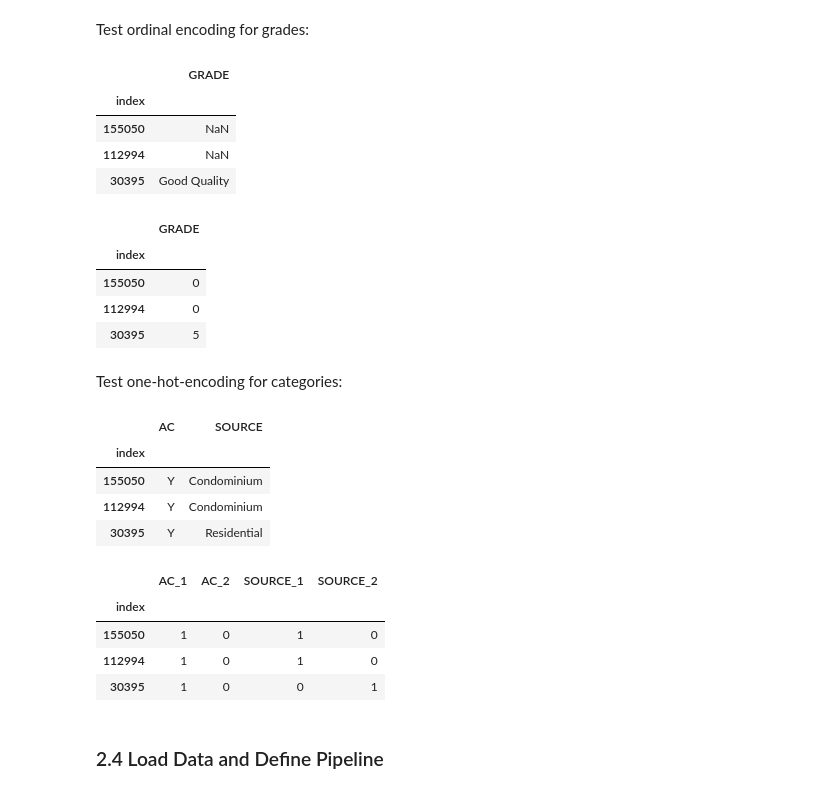
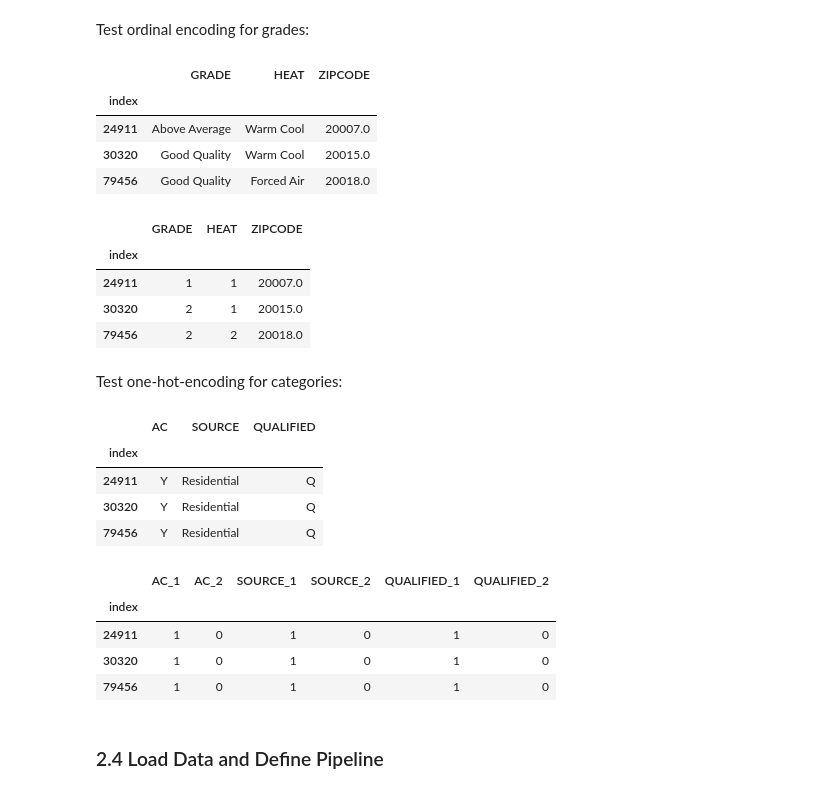
Before and after one commit to chriswegmann/dsr, a Jupyter notebook: day_18_challenge_pipeline_building.ipynb, the cells around one changed output. Saved outputs shown, nothing was run; the diff lists cells and outputs as text; code cells hidden in the pictures.

```diff
--- a/day_18_challenge_pipeline_building.ipynb
+++ b/day_18_challenge_pipeline_building.ipynb
@@ -15,13 +15,19 @@ warnings.filterwarnings('ignore') # seaborn shows a lot of ugly warnings, let's
 # %%
 df = pd.read_csv('data/dc_housing/DC_Properties_training.csv', index_col=0, low_memory=False)
 
-df = df[~np.isnan(df['PRICE'])]
-#df = df[df['PRICE'] >= 20000]
-#df = df[np.abs(df['PRICE'] - df['PRICE'].mean()) <= (1.2*df['PRICE'].std())]
+df = df.dropna(subset=["PRICE", 'SALEDATE', 'AYB'])
 
+# remove properties very low or high price
+df = df[df['PRICE'] >= 20000]
+df = df[np.abs(df['PRICE'] - df['PRICE'].mean()) <= (1.2*df['PRICE'].std())]
+
+# remove extreme properties
 df = df[(df['HF_BATHRM'] <= 5) &
         ((df['KITCHENS'] < 10) | (np.isnan(df['KITCHENS']))) &
         (df['FIREPLACES'] < 500) &
         (df['BEDRM'] < 20)]
 
 df = df[~df['SALEDATE'].isnull()]
+# %%
+x = df.drop('PRICE', axis=1)
+y = df.loc[:,['PRICE']]
@@ -95,11 +104,6 @@ Index(['BATHRM', 'HF_BATHRM', 'HEAT', 'AC', 'NUM_UNITS', 'ROOMS', 'BEDRM',
        'CENSUS_BLOCK', 'WARD', 'SQUARE', 'X', 'Y', 'QUADRANT'],
       dtype='object')
 # %%
-#cols_disc = ['BATHRM','HF_BATHRM','ROOMS','BEDRM','FIREPLACES','YEAR']
-#cols_cont = ['EYB','GBA','LANDAREA']
-cols_num = ['BATHRM','HF_BATHRM','ROOMS','BEDRM','FIREPLACES','YEAR', 'EYB','GBA','LANDAREA']
-cols_ord = ['GRADE']
-cols_cat = ['AC','SOURCE']
-
-#cols_all = cols_disc + cols_cont + cols_ord + cols_cat
-cols_all = cols_num + cols_ord + cols_cat
+cols_num = ['BATHRM','HF_BATHRM','ROOMS','BEDRM','FIREPLACES','YEAR', 'EYB','GBA','LANDAREA', 'AYB', 'CENSUS_TRACT']
+cols_ord = ['GRADE','HEAT','ZIPCODE']
+cols_cat = ['AC','SOURCE','QUALIFIED']
@@ -269,35 +304,36 @@ col_sel_ord = ColumnSelector(cols_ord)
 x_train_ord = col_sel_ord.fit_transform(x_train)
 x_train_ord.head(3)
 # %% [output]
-|  | GRADE |
-| index |  |
-| 155050 | NaN |
-| 112994 | NaN |
-| 30395 | Good Quality |
+|  | GRADE | HEAT | ZIPCODE |
+| index |  |  |  |
+| 24911 | Above Average | Warm Cool | 20007.0 |
+| 30320 | Good Quality | Warm Cool | 20015.0 |
+| 79456 | Good Quality | Forced Air | 20018.0 |
 # %%
 mapping_ord = [{'col': 'GRADE','mapping': [(None, 0),
                                        ('Low Quality', 1),
                                        ('Fair Quality', 2),
                                        ('Average', 3),
                                        ('Above Average', 4),
                                        ('Good Quality', 5),
                                        ('Very Good', 6),
                                        ('Excellent', 7),
                                        ('Superior', 8),
                                        ('Exceptional-A', 9),
                                        ('Exceptional-B', 10),
                                        ('No Data', 11),
                                        ('Exceptional-D', 12),
                                        ('Exceptional-C', 13)]}]
-ord_encoder = OrdinalEncoder(cols=cols_ord, mapping=mapping_ord)
+#ord_encoder = OrdinalEncoder(cols=cols_ord, mapping=mapping_ord) # this would probably help for non RF estimators. Let's check.
+ord_encoder = OrdinalEncoder()
 x_train_ord_encoded = ord_encoder.fit_transform(x_train_ord)
 x_train_ord_encoded.head(3)
 # %% [output]
-|  | GRADE |
-| index |  |
-| 155050 | 0 |
-| 112994 | 0 |
-| 30395 | 5 |
+|  | GRADE | HEAT | ZIPCODE |
+| index |  |  |  |
+| 24911 | 1 | 1 | 20007.0 |
+| 30320 | 2 | 1 | 20015.0 |
+| 79456 | 2 | 2 | 20018.0 |
 # %% [markdown]
 Test one-hot-encoding for categories:
 # %%
@@ -305,21 +341,21 @@ col_sel_cat = ColumnSelector(cols_cat)
 x_train_cat = col_sel_cat.fit_transform(x_train)
 x_train_cat.head(3)
 # %% [output]
-|  | AC | SOURCE |
-| index |  |  |
-| 155050 | Y | Condominium |
-| 112994 | Y | Condominium |
-| 30395 | Y | Residential |
+|  | AC | SOURCE | QUALIFIED |
+| index |  |  |  |
+| 24911 | Y | Residential | Q |
+| 30320 | Y | Residential | Q |
+| 79456 | Y | Residential | Q |
 # %%
 one_hot_encoder = OneHotEncoder(drop_invariant=True)
 x_train_one_hot_encoded = one_hot_encoder.fit_transform(x_train_cat)
 x_train_one_hot_encoded.head(3)
 # %% [output]
-|  | AC_1 | AC_2 | SOURCE_1 | SOURCE_2 |
-| index |  |  |  |  |
-| 155050 | 1 | 0 | 1 | 0 |
-| 112994 | 1 | 0 | 1 | 0 |
-| 30395 | 1 | 0 | 0 | 1 |
+|  | AC_1 | AC_2 | SOURCE_1 | SOURCE_2 | QUALIFIED_1 | QUALIFIED_2 |
+| index |  |  |  |  |  |  |
+| 24911 | 1 | 0 | 1 | 0 | 1 | 0 |
+| 30320 | 1 | 0 | 1 | 0 | 1 | 0 |
+| 79456 | 1 | 0 | 1 | 0 | 1 | 0 |
 # %% [markdown]
 ### 2.4 Load Data and Define Pipeline
 # %% [markdown]
```
Also changed, not shown: parts of 18 cells of this notebook, 1 other file.
